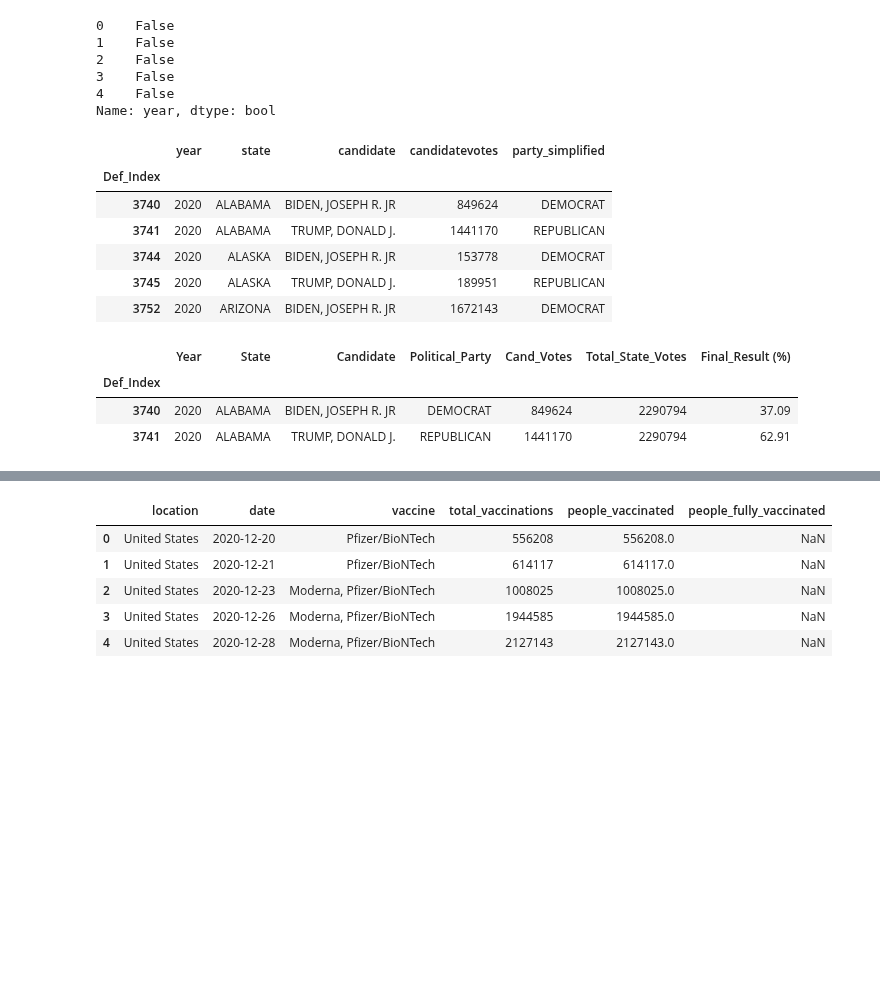
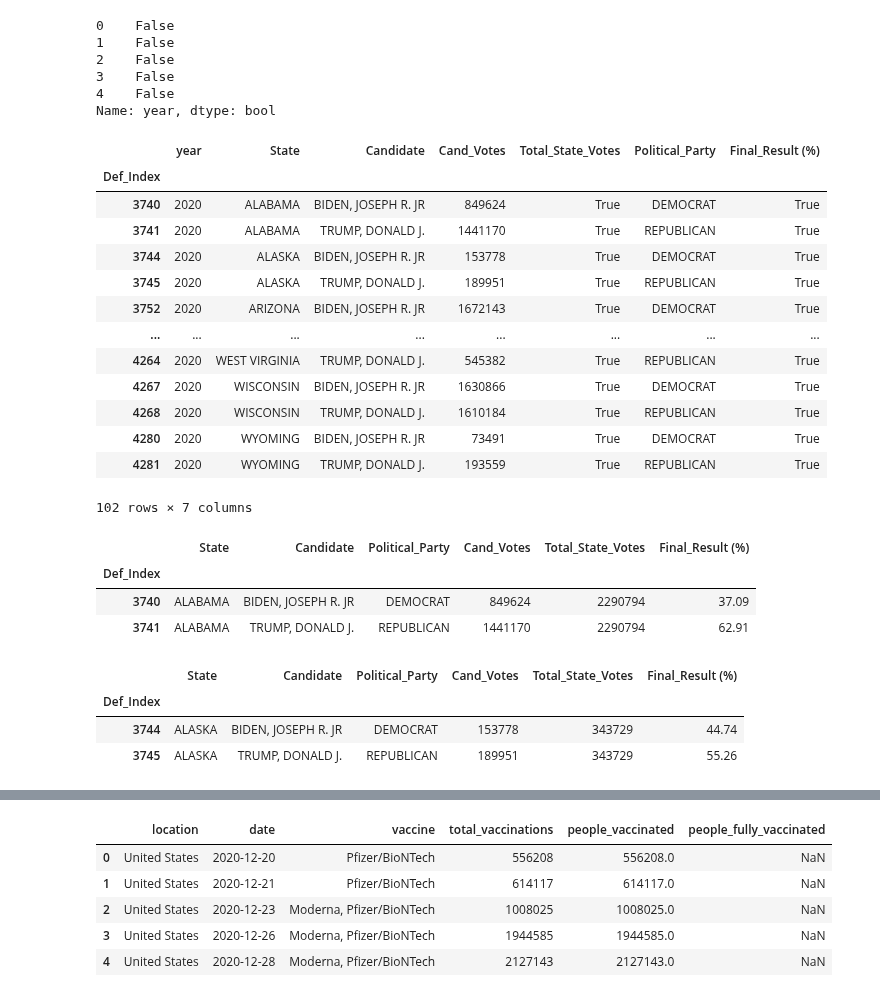
Before and after one commit to tduron3/I_Have_No_Clue, a Jupyter notebook: Project_1.ipynb, the cells around one changed output, grey strips where cells are left out. Saved outputs shown, nothing was run; the diff lists cells and outputs as text; code cells hidden in the pictures; blank space fills up the shorter version.

Commit message:
Computing New Totals

```diff
--- a/Project_1.ipynb
+++ b/Project_1.ipynb
@@ -61,32 +61,48 @@ Name: year, dtype: bool
 # %%
 # 2020 Presidential Analysis (cont.)
 # Select 2020 Presidential Election Year (cont.)
 df_2020 = df[is_2020]
 df_2020.head()
 
 # Filtering Out Primary Political Parties
 value_list = ["DEMOCRAT","REPUBLICAN"]
 boolean_series = df_2020.party_simplified.isin(value_list)
 dem_rep_df = df_2020[boolean_series]
 
 # Rename Index
 dem_rep_df.index.names = ['Def_Index']
 
 # Print New DataFrame
 dem_rep_df
 dem_rep_df.head()
+
+# Insert New Column for Result
+dem_rep_df.insert(5, "Final_Result (%)", True)
+dem_rep_df.head()
+
+dem_rep_df.insert(4, "Total_State_Votes", True)
+dem_rep_df
+
+dem_rep_df.rename(columns = {'state':'State','candidate':'Candidate','party_simplified':'Political_Party','candidatevotes':'Cand_Votes'})
 # %% [output]
-|  | year | state | candidate | candidatevotes | party_simplified |
-| Def_Index |  |  |  |  |  |
-| 3740 | 2020 | ALABAMA | BIDEN, JOSEPH R. JR | 849624 | DEMOCRAT |
-| 3741 | 2020 | ALABAMA | TRUMP, DONALD J. | 1441170 | REPUBLICAN |
-| 3744 | 2020 | ALASKA | BIDEN, JOSEPH R. JR | 153778 | DEMOCRAT |
-| 3745 | 2020 | ALASKA | TRUMP, DONALD J. | 189951 | REPUBLICAN |
-| 3752 | 2020 | ARIZONA | BIDEN, JOSEPH R. JR | 1672143 | DEMOCRAT |
+|  | year | State | Candidate | Cand_Votes | Total_State_Votes | Political_Party | Final_Result (%) |
+| Def_Index |  |  |  |  |  |  |  |
+| 3740 | 2020 | ALABAMA | BIDEN, JOSEPH R. JR | 849624 | True | DEMOCRAT | True |
+| 3741 | 2020 | ALABAMA | TRUMP, DONALD J. | 1441170 | True | REPUBLICAN | True |
+| 3744 | 2020 | ALASKA | BIDEN, JOSEPH R. JR | 153778 | True | DEMOCRAT | True |
+| 3745 | 2020 | ALASKA | TRUMP, DONALD J. | 189951 | True | REPUBLICAN | True |
+| 3752 | 2020 | ARIZONA | BIDEN, JOSEPH R. JR | 1672143 | True | DEMOCRAT | True |
+| ... | ... | ... | ... | ... | ... | ... | ... |
+| 4264 | 2020 | WEST VIRGINIA | TRUMP, DONALD J. | 545382 | True | REPUBLICAN | True |
+| 4267 | 2020 | WISCONSIN | BIDEN, JOSEPH R. JR | 1630866 | True | DEMOCRAT | True |
+| 4268 | 2020 | WISCONSIN | TRUMP, DONALD J. | 1610184 | True | REPUBLICAN | True |
+| 4280 | 2020 | WYOMING | BIDEN, JOSEPH R. JR | 73491 | True | DEMOCRAT | True |
+| 4281 | 2020 | WYOMING | TRUMP, DONALD J. | 193559 | True | REPUBLICAN | True |
+102 rows × 7 columns
 # %%
 # 2020 Presidential Analysis (cont.)
 # Select Individual State Data and Create DataFrame
-df_al = dem_rep_df[dem_rep_df.state=="ALABAMA"][['year','state','candidate','party_simplified','candidatevotes']]
+df_al = dem_rep_df[dem_rep_df.state=="ALABAMA"][['state','candidate','party_simplified','candidatevotes']]
 
 # Print
 df_al
@@ -106,16 +122,52 @@ df_al
 df_al.head()
 
 # Insert New Column for Result
-df_al.insert(6, "Final_Result (%)", True)
+df_al.insert(5, "Final_Result (%)", True)
 
 # Compute Percentage Result, Rounding to 2 Decimal Places
 df_al['Final_Result (%)']=round((df_al['candidatevotes']).div(df_al['Total_State_Votes']) * 100, 2)
 
 # Print
 df_al
-df_al.rename(columns = {'year':'Year','state':'State','candidate':'Candidate','party_simplified':'Political_Party','candidatevotes':'Cand_Votes'})
+df_al.rename(columns = {'state':'State','candidate':'Candidate','party_simplified':'Political_Party','candidatevotes':'Cand_Votes'})
 # %% [output]
-|  | Year | State | Candidate | Political_Party | Cand_Votes | Total_State_Votes | Final_Result (%) |
-| Def_Index |  |  |  |  |  |  |  |
-| 3740 | 2020 | ALABAMA | BIDEN, JOSEPH R. JR | DEMOCRAT | 849624 | 2290794 | 37.09 |
-| 3741 | 2020 | ALABAMA | TRUMP, DONALD J. | REPUBLICAN | 1441170 | 2290794 | 62.91 |
+|  | State | Candidate | Political_Party | Cand_Votes | Total_State_Votes | Final_Result (%) |
+| Def_Index |  |  |  |  |  |  |
+| 3740 | ALABAMA | BIDEN, JOSEPH R. JR | DEMOCRAT | 849624 | 2290794 | 37.09 |
+| 3741 | ALABAMA | TRUMP, DONALD J. | REPUBLICAN | 1441170 | 2290794 | 62.91 |
+# %%
+# 2020 Presidential Analysis (cont.)
+# Select Individual State Data and Create DataFrame
+df_ak = dem_rep_df[dem_rep_df.state=="ALASKA"][['state','candidate','party_simplified','candidatevotes']]
+
+# Print
+df_ak
+df_ak.head()
+
+# Total Votes for Both Parties in Alabama
+total_ak = df_ak['candidatevotes'].sum()
+
+# Print
+total_ak
+
+# Create New column and Add Result
+df_ak['Total_State_Votes'] = df_ak['candidatevotes'].sum()
+
+# Print
+df_ak
+df_ak.head()
+
+# Insert New Column for Result
+df_ak.insert(5, "Final_Result (%)", True)
+
+# Compute Percentage Result, Rounding to 2 Decimal Places
+df_ak['Final_Result (%)']=round((df_ak['candidatevotes']).div(df_ak['Total_State_Votes']) * 100, 2)
+
+# Print
+df_ak
+df_ak.rename(columns = {'state':'State','candidate':'Candidate','party_simplified':'Political_Party','candidatevotes':'Cand_Votes'})
+# %% [output]
+|  | State | Candidate | Political_Party | Cand_Votes | Total_State_Votes | Final_Result (%) |
+| Def_Index |  |  |  |  |  |  |
+| 3744 | ALASKA | BIDEN, JOSEPH R. JR | DEMOCRAT | 153778 | 343729 | 44.74 |
+| 3745 | ALASKA | TRUMP, DONALD J. | REPUBLICAN | 189951 | 343729 | 55.26 |
```
Also changed, not shown: parts of 36 cells of this notebook, 1 other file.
